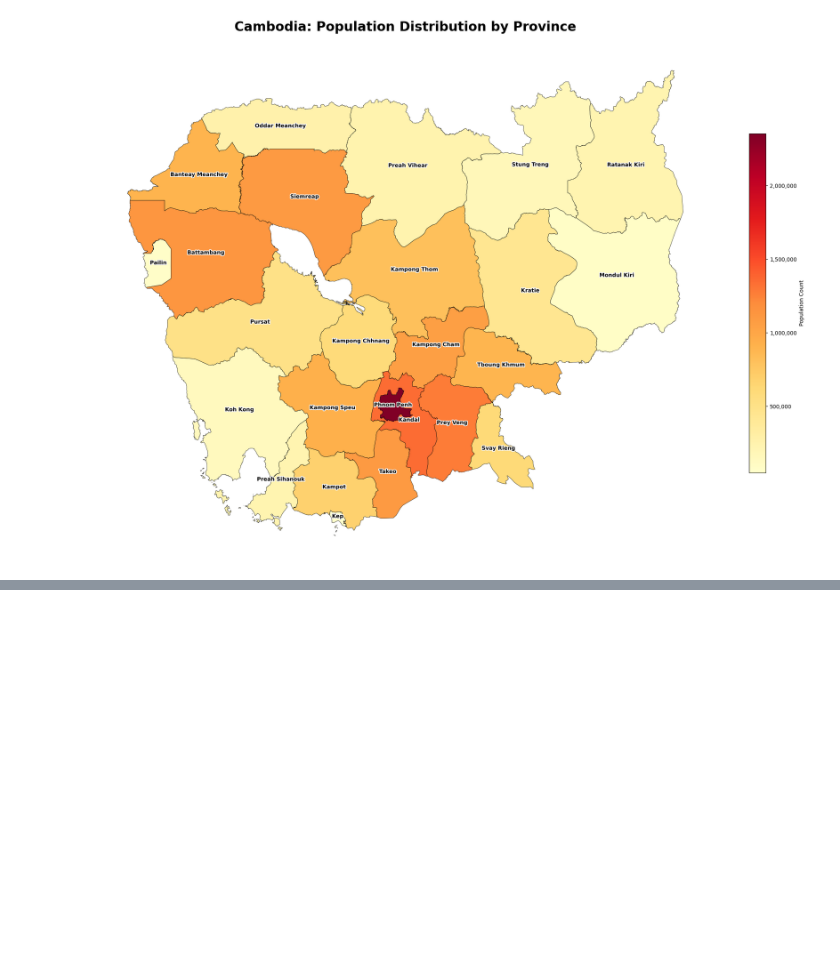
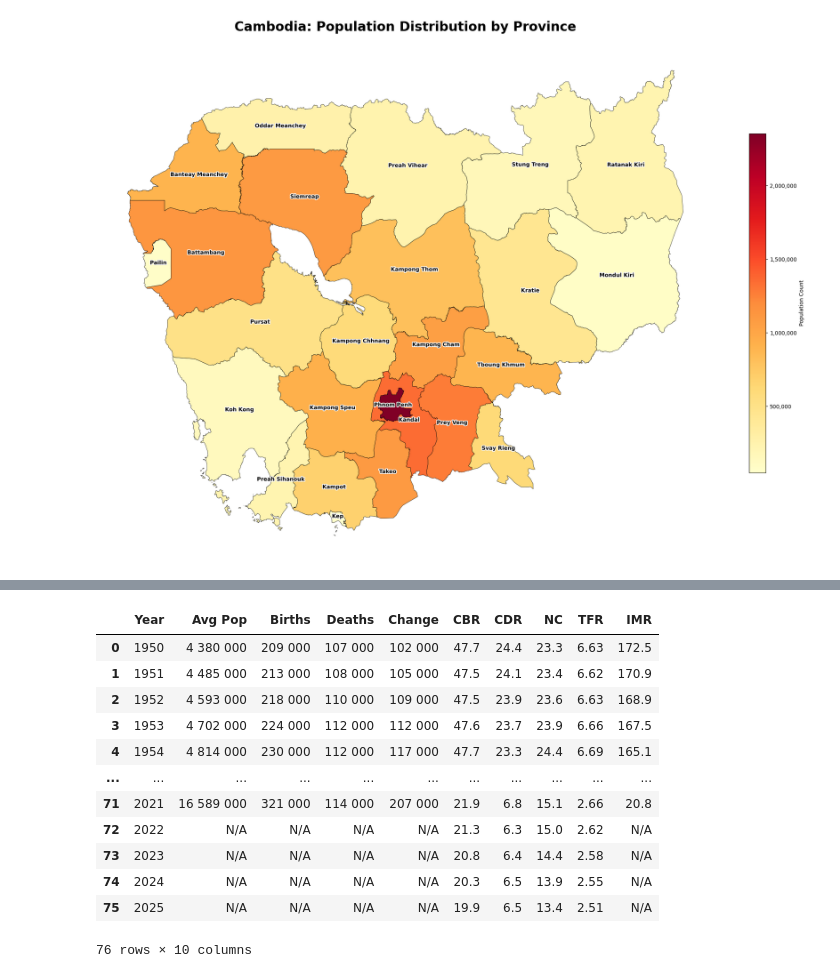
Before and after one commit to i-eat-tea/Project-Cum-Stain, a Jupyter notebook: population.ipynb, the cells around one changed output, grey strips where cells are left out. Drawn from its saved outputs; the diff is of its cells as text; code cells hidden in the pictures; blank space fills up the shorter version.

```diff
--- a/population.ipynb
+++ b/population.ipynb
@@ -224,0 +308,16 @@ plt.show()
+# %%
+Fertility
+# %% [output]
+|  | Year | Avg Pop | Births | Deaths | Change | CBR | CDR | NC | TFR | IMR |
+| 0 | 1950 | 4 380 000 | 209 000 | 107 000 | 102 000 | 47.7 | 24.4 | 23.3 | 6.63 | 172.5 |
+| 1 | 1951 | 4 485 000 | 213 000 | 108 000 | 105 000 | 47.5 | 24.1 | 23.4 | 6.62 | 170.9 |
+| 2 | 1952 | 4 593 000 | 218 000 | 110 000 | 109 000 | 47.5 | 23.9 | 23.6 | 6.63 | 168.9 |
+| 3 | 1953 | 4 702 000 | 224 000 | 112 000 | 112 000 | 47.6 | 23.7 | 23.9 | 6.66 | 167.5 |
+| 4 | 1954 | 4 814 000 | 230 000 | 112 000 | 117 000 | 47.7 | 23.3 | 24.4 | 6.69 | 165.1 |
+| ... | ... | ... | ... | ... | ... | ... | ... | ... | ... | ... |
+| 71 | 2021 | 16 589 000 | 321 000 | 114 000 | 207 000 | 21.9 | 6.8 | 15.1 | 2.66 | 20.8 |
+| 72 | 2022 | N/A | N/A | N/A | N/A | 21.3 | 6.3 | 15.0 | 2.62 | N/A |
+| 73 | 2023 | N/A | N/A | N/A | N/A | 20.8 | 6.4 | 14.4 | 2.58 | N/A |
+| 74 | 2024 | N/A | N/A | N/A | N/A | 20.3 | 6.5 | 13.9 | 2.55 | N/A |
+| 75 | 2025 | N/A | N/A | N/A | N/A | 19.9 | 6.5 | 13.4 | 2.51 | N/A |
+76 rows × 10 columns
```
Also changed, not shown: parts of 10 cells of this notebook.
